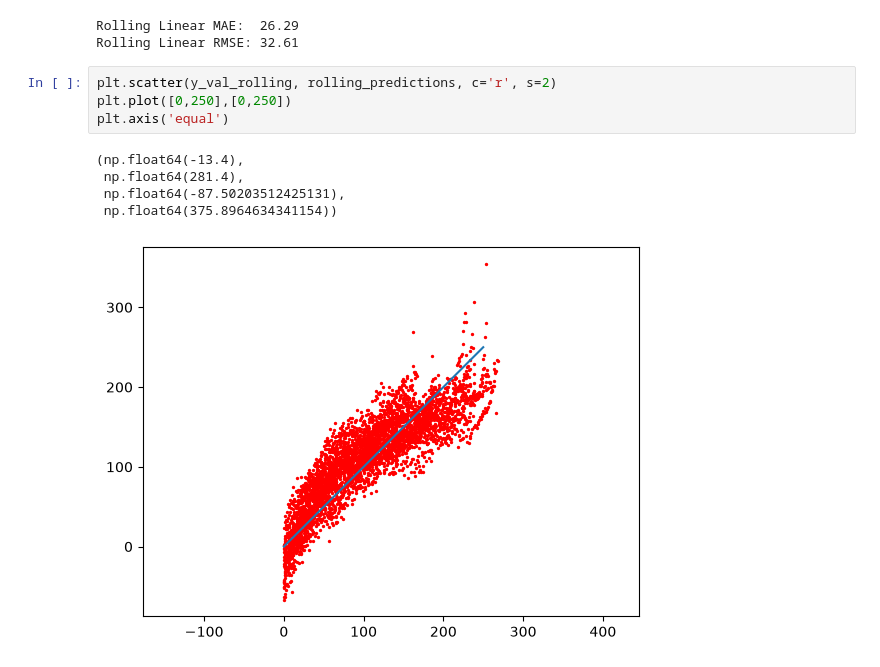
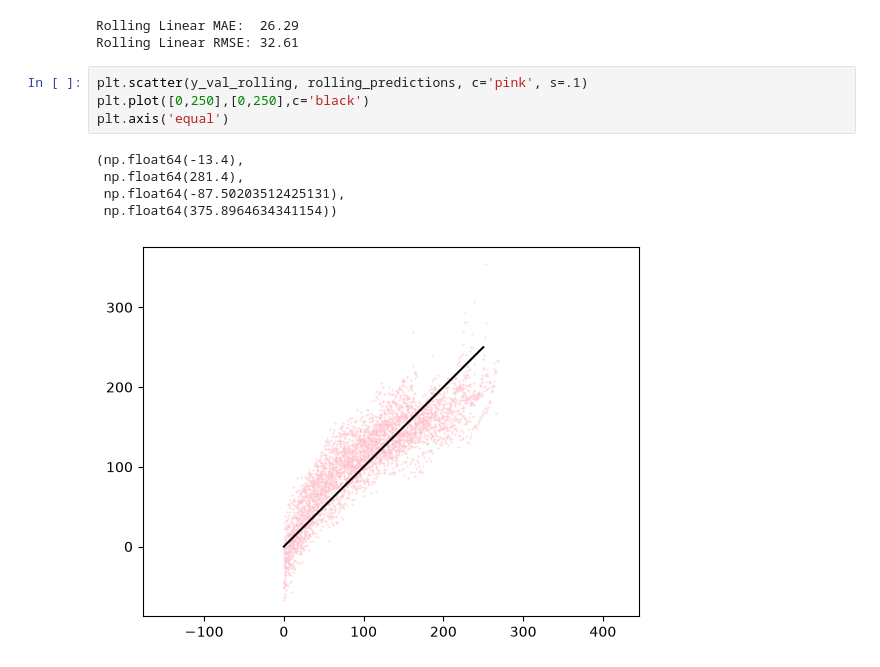
Before and after one commit to iamprakhar10/aircraft-rul-predictor, a Jupyter notebook: notebooks/01_explore_fd001.ipynb, the cells around one changed output. Cells and saved outputs as stored; diff of their text form.

```diff
--- a/notebooks/01_explore_fd001.ipynb
+++ b/notebooks/01_explore_fd001.ipynb
@@ -765,12 +765,12 @@ print(f"Rolling Linear RMSE: {rolling_rmse:.2f}")
 Rolling Linear MAE:  26.29
 Rolling Linear RMSE: 32.61
 # %%
-plt.scatter(y_val_rolling, rolling_predictions, c='r', s=2)
-plt.plot([0,250],[0,250])
+plt.scatter(y_val_rolling, rolling_predictions, c='pink', s=.1)
+plt.plot([0,250],[0,250],c='black')
 plt.axis('equal')
 # %% [output]
 (np.float64(-13.4),
  np.float64(281.4),
  np.float64(-87.50203512425131),
  np.float64(375.8964634341154))
-[figure, old version]
+[figure, new version]
```
Also changed, not shown: 1 other file.
